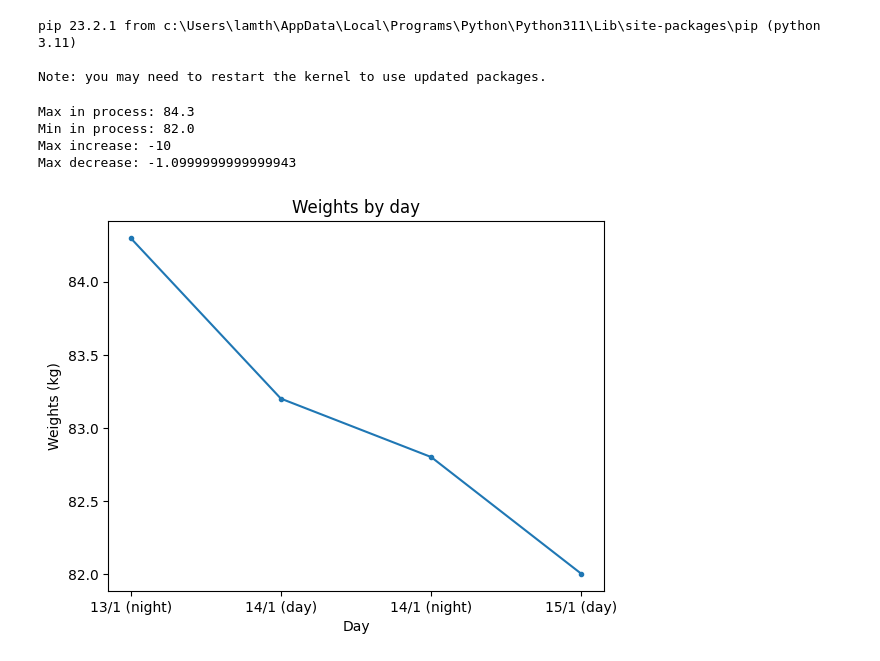
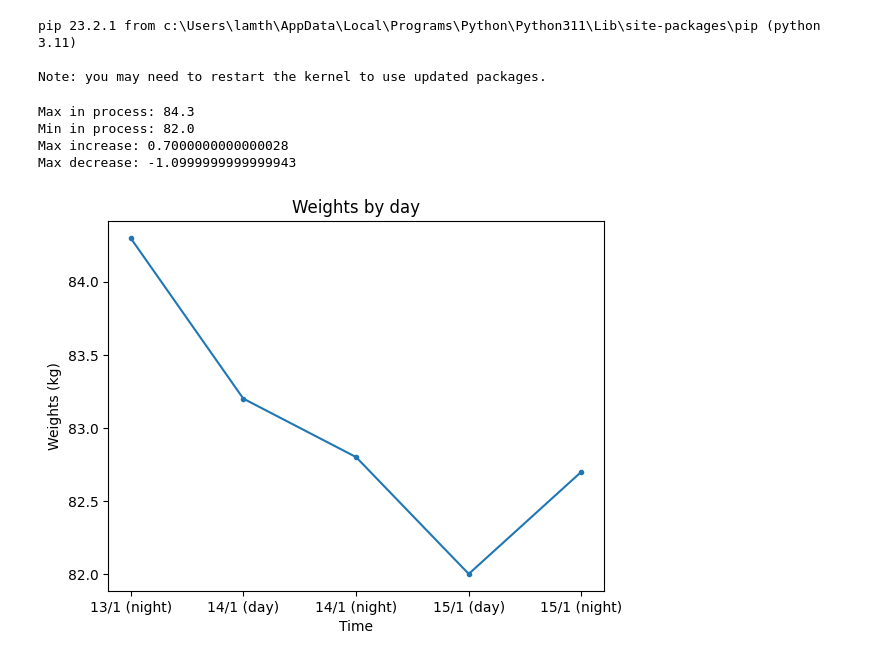
Before and after one commit to thanhbl-hust/Data-structures-and-Algorithms, a Jupyter notebook: train_12_1/weights.ipynb, the cells around one changed output. Saved outputs shown, nothing was run; the diff lists cells and outputs as text; code cells hidden in the pictures.

```diff
--- a/train_12_1/weights.ipynb
+++ b/train_12_1/weights.ipynb
@@ -45,35 +45,35 @@ def countDeandIn(ls):
 # %%
 import matplotlib.pyplot as plt
 
 w = [
-    84.3, 83.2, 82.8, 82.0
+    84.3, 83.2, 82.8, 82.0, 82.7
 ]
 d = [
-    '13/1 (night)', '14/1 (day)', '14/1 (night)', '15/1 (day)'
+    '13/1 (night)', '14/1 (day)', '14/1 (night)', '15/1 (day)', '15/1 (night)'
 ]
 
 plt.plot(d, w, marker='.')
-plt.xlabel('Day')
+plt.xlabel('Time')
 plt.ylabel('Weights (kg)')
 plt.title('Weights by day')
 
 #oneday has 2 parameters, 0:00 and after wake up
 
 print(f'Max in process: {max(w)}')
 print(f'Min in process: {min(w)}')
 
 maxIncrease, maxDecrease = findMaxandMin(w)
 
 print(f'Max increase: {maxIncrease}')
 print(f'Max decrease: {maxDecrease}')
 
 plt.show()
 # %% [output]
 Max in process: 84.3
 Min in process: 82.0
-Max increase: -10
+Max increase: 0.7000000000000028
 Max decrease: -1.0999999999999943
-[figure, old version]
+[figure, new version]
 # %%
 de, inc = countDeandIn(w)
 
```
Also changed, not shown: parts of 1 cell of this notebook.
